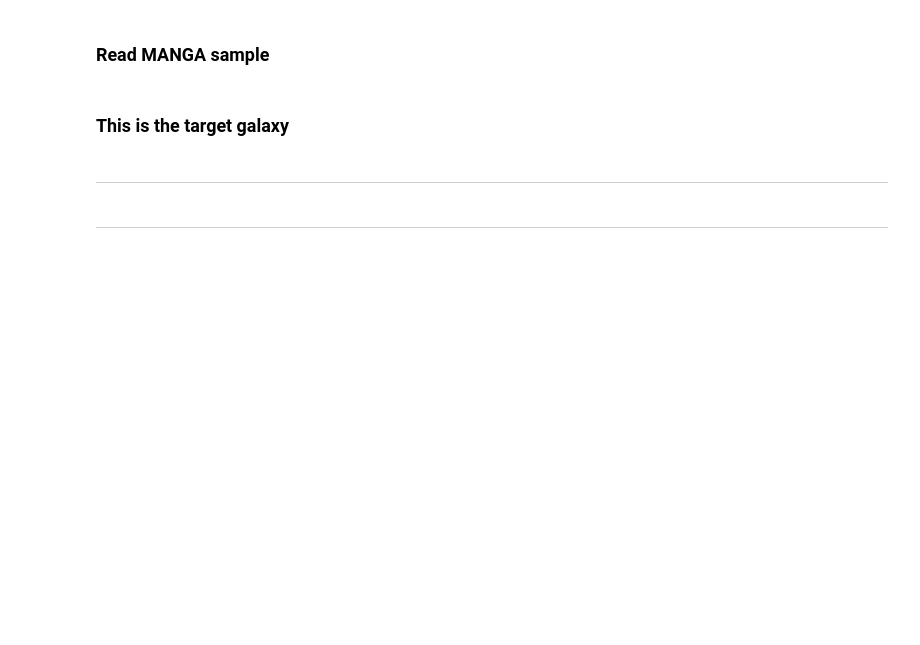
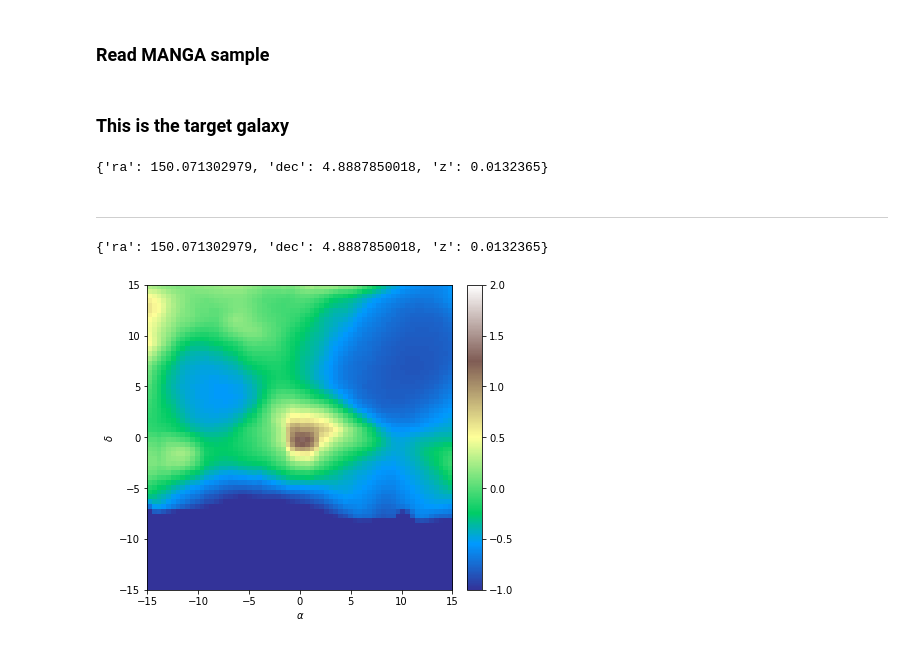
Before and after one commit to miguel-aragon/SDSS_density_explorer, a Jupyter notebook: MANGA-00_explore.ipynb, the cells around one changed output. Cells and saved outputs as stored; diff of their text form; code cells hidden in the pictures; blank space fills up the shorter version.

```diff
--- a/MANGA-00_explore.ipynb
+++ b/MANGA-00_explore.ipynb
@@ -76,7 +62,9 @@ manga = np.genfromtxt(FILE_CSV, delimiter=',', skip_header=1, dtype=None, encodi
 # %% [markdown]
 ### This is the target galaxy
 # %%
-target = {'ra':manga[0][1], 'dec':manga[0][2], 'z':manga[0][3]}
+gal_i = 2
+
+target = {'ra':manga[gal_i][1], 'dec':manga[gal_i][2], 'z':manga[gal_i][3]}
 target
+# %% [output]
+{'ra': 150.071302979, 'dec': 4.8887850018, 'z': 0.0132365}
-# %% [markdown]
-***
@@ -94,45 +80,37 @@ interp = interp_3d.Interp3D(vol_den, x,y,z)
 # %%
 #--------------------------------------------
 #  Redshift (sky) projection (RA,DEC)
 #--------------------------------------------
+
+print(target)
 
 ra_delta  = 30
 dec_delta = 30
 
 ima = get_reds_slice_simple(vol_den, interp, target,
                             ra_delta=ra_delta, dec_delta=dec_delta, n_ra=64, n_dec=64,mapp=mapp)
 
 x1 = -ra_delta/2
 x2 =  ra_delta/2
 y1 = -dec_delta/2
 y2 =  dec_delta/2
 
-fig, ax = plt.subplots(1)
-plt.rcParams['figure.figsize'] = [6, 6]
-ax.set_xlabel(r'$\alpha$')
-ax.set_ylabel(r'$\delta$')
-plt.imshow(ima,interpolation="none", origin='lower',cmap='terrain',extent=[x1,x2,y1,y2])
-
-plt.show()
-
-
-
-from mpl_toolkits.axes_grid1 import make_axes_locatable
-
 fig, ax = plt.subplots()
 plt.rcParams['figure.figsize'] = [6, 6]
 
 ax.set_xlabel(r'$\alpha$')
 ax.set_ylabel(r'$\delta$')
 
-
 divider = make_axes_locatable(ax)
 cax = divider.append_axes('right', size='5%', pad=0.2)
 
-im = ax.imshow(ima, cmap='terrain',extent=[x1,x2,y1,y2])
+im = ax.imshow(np.log10(ima+0.001), origin='lower', cmap='terrain',extent=[x1,x2,y1,y2],vmin=-1, vmax=2)
 
 fig.colorbar(im, cax=cax, orientation='vertical')
 plt.show()
+# %% [output]
+{'ra': 150.071302979, 'dec': 4.8887850018, 'z': 0.0132365}
+[figure, added]
 # %%
 #--------------------------------------------
 #  Right Ascencion slice (DEC,z)
```
Also changed, not shown: parts of 11 cells of this notebook, 1 other file.
